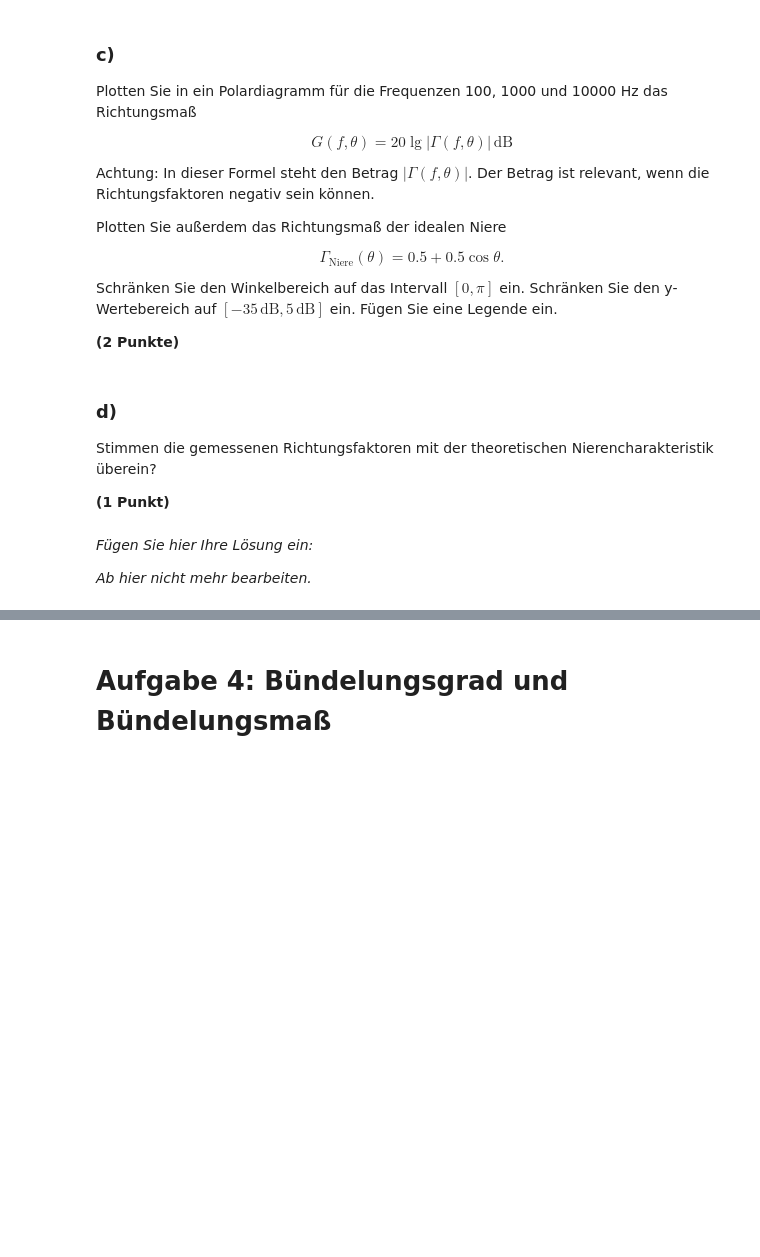
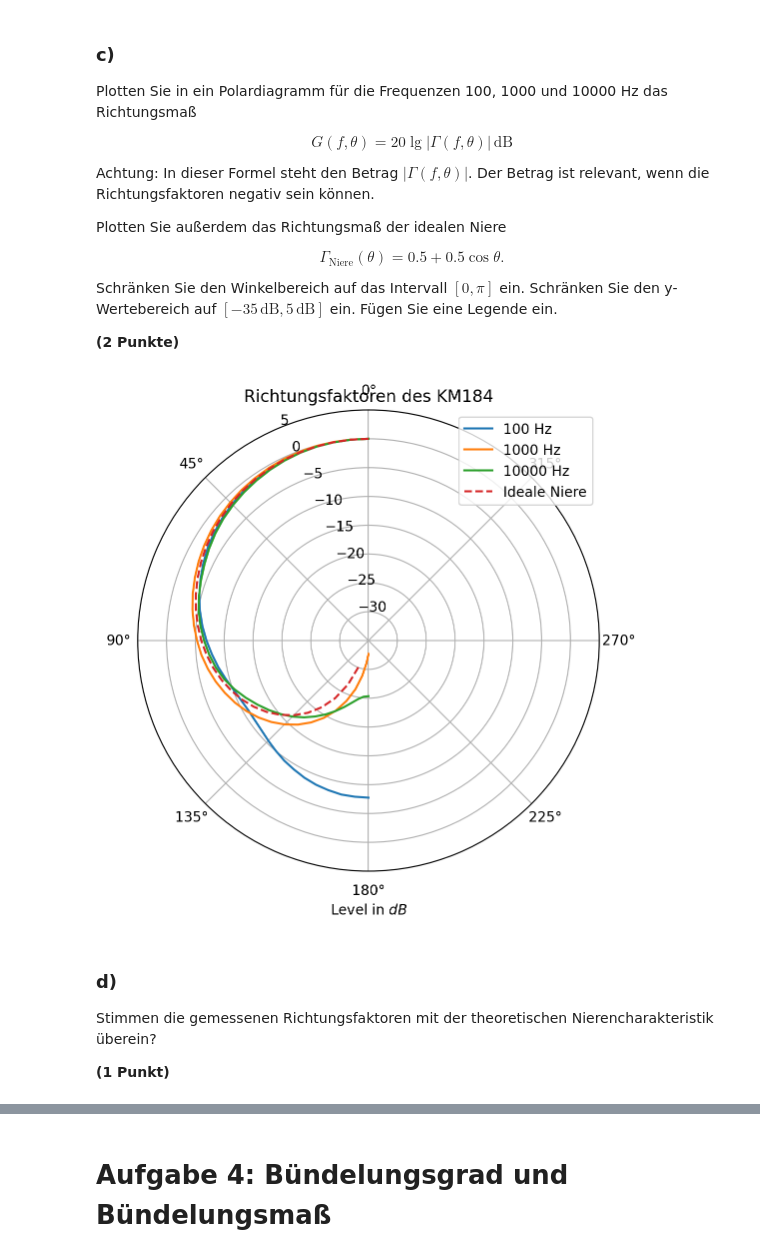
Before and after one commit to Comrad3J/Elektroakustik-SoSe2025-GruppeN, a Jupyter notebook: hausaufgabe_1/Elektroakustik_HA1.ipynb, the cells around one changed output, grey strips where cells are left out. Cells and saved outputs as stored; diff of their text form; code cells hidden in the pictures; blank space fills up the shorter version.

```diff
--- a/hausaufgabe_1/Elektroakustik_HA1.ipynb
+++ b/hausaufgabe_1/Elektroakustik_HA1.ipynb
@@ -275,5 +275,6 @@ In der ersten Spalte sind die Frequenzen Frequenzen $f$ in Hz gegeben, in den an
 **(1 Punkt)**
 # %%
 # Fügen Sie hier Ihre Lösung ein:
-raise NotImplementedError("Löschen Sie diese Zeile")
+km184 = pd.read_excel("KM184.xlsx", sheet_name="KM184")
+km184
 # Ab hier nicht mehr bearbeiten.
@@ -301,3 +312,14 @@ raise NotImplementedError("Löschen Sie diese Zeile")
+# %%
+# Fügen Sie hier Ihre Lösung ein:
+km184 = km184.to_numpy() # Pandas DataFrame in Numpy Array umwandeln
+km184 = km184[:, 1:] # erste Spalte (Frequenzen) entfernen
+p_linear = 10 ** (km184 / 20) # Umwandlung von dB in lineare größe
+
+p_0 = p_linear[:, 0] # enthält die schalldrücke bei 0° als Referenz
+richtungsfaktor = np.zeros_like(p_linear)  # Matrix für Richtungsfaktoren
+for i in range(p_linear.shape[0]):  # über Frequenzen
+    richtungsfaktor[i, :] = p_linear[i, :] / p_0[i]
+# Ab hier nicht mehr bearbeiten.
 # %%
 # DIESE ZELLE NICHT BEARBEITEN
 ### BEGIN TESTS
@@ -326,26 +348,45 @@ Schränken Sie den Winkelbereich auf das Intervall $[0, \pi]$ ein. Schränken Si
 # %%
 # Tipp: Nearest Neighbour Search könnte hilfreich sein:
 def find_nearest_index(array, value):
     "Find index of nearest value. If value is a list, return a list of indices."
     array = np.asarray(array)
 
     if np.isscalar(value):
         return np.abs(array - value).argmin()
     else:
         return [find_nearest_index(array, v) for v in value]
 
 # Fügen Sie hier Ihre Lösung ein:
-raise NotImplementedError("Löschen Sie diese Zeile")
+richtungsmaß_dB = 20 * np.log10(np.abs(richtungsfaktor))
+
+frequencies = [100, 1000, 10000]
+indices = [find_nearest_index(freqs, f) for f in frequencies]
+Anzahl_winkel = richtungsfaktor.shape[1]
+theta = np.linspace(0, np.pi, Anzahl_winkel)
+richtungsmaß_ideal_niere = 20 * np.log10(0.5 + 0.5 * np.cos(theta))
+richtungsmaß_km184 = 20 * np.log10(np.abs(richtungsfaktor))
+
+
+plt.figure(figsize=(8, 6))
+ax = plt.subplot(111, polar=True)
+
+for i, f in zip(indices, frequencies):
+    ax.plot(theta, richtungsmaß_dB[i, :], label=f"{f} Hz")
+
+ax.plot(theta, richtungsmaß_ideal_niere, linestyle='--', label="Ideale Niere")
+plt.title("Richtungsfaktoren des KM184")
+plt.ylim(-35, 5)
+plt.xlabel(r"Level in $dB$")
+plt.legend()
+ax.set_theta_zero_location("N")
+
 # Ab hier nicht mehr bearbeiten.
 plt.show()
+# %% [output]
+[figure, added]
 # %% [markdown]
 ### d)
 
 Stimmen die gemessenen Richtungsfaktoren mit der theoretischen Nierencharakteristik überein?
 
 **(1 Punkt)**
-# %% [markdown]
-*Fügen Sie hier Ihre Lösung ein:*
-
-
-*Ab hier nicht mehr bearbeiten.*
```
Also changed, not shown: parts of 4 cells of this notebook.
